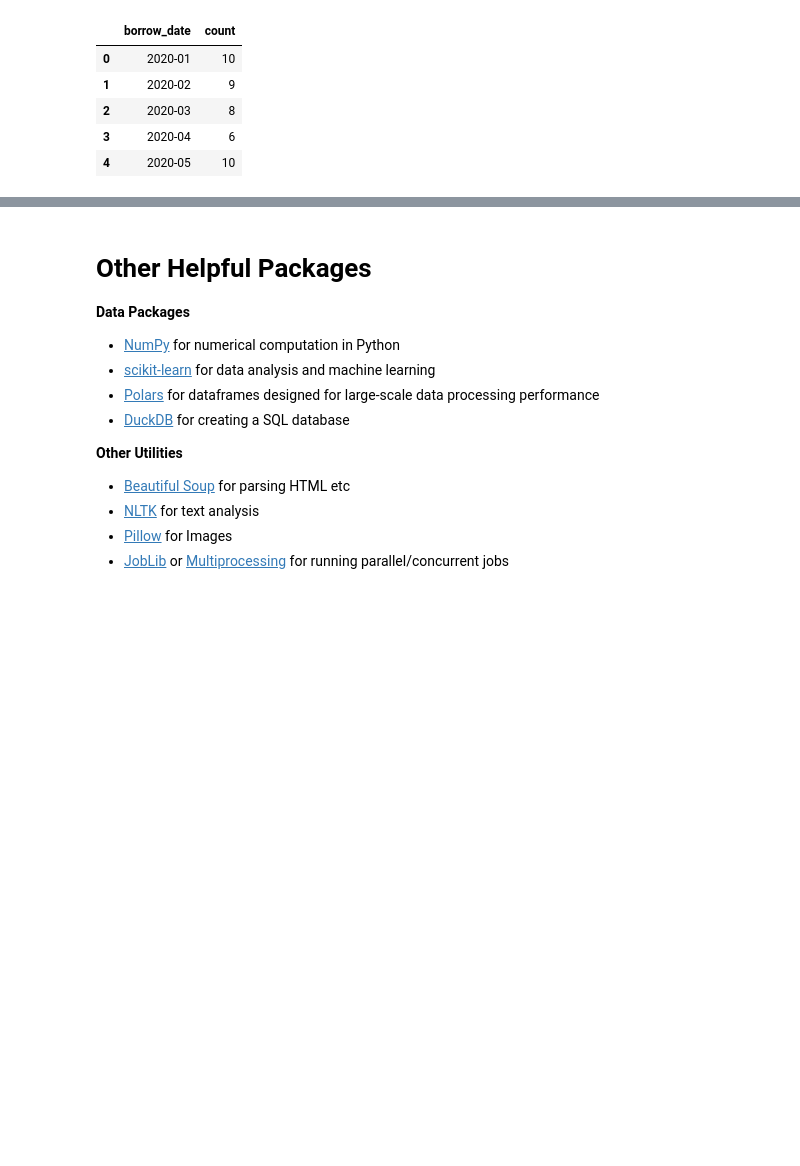
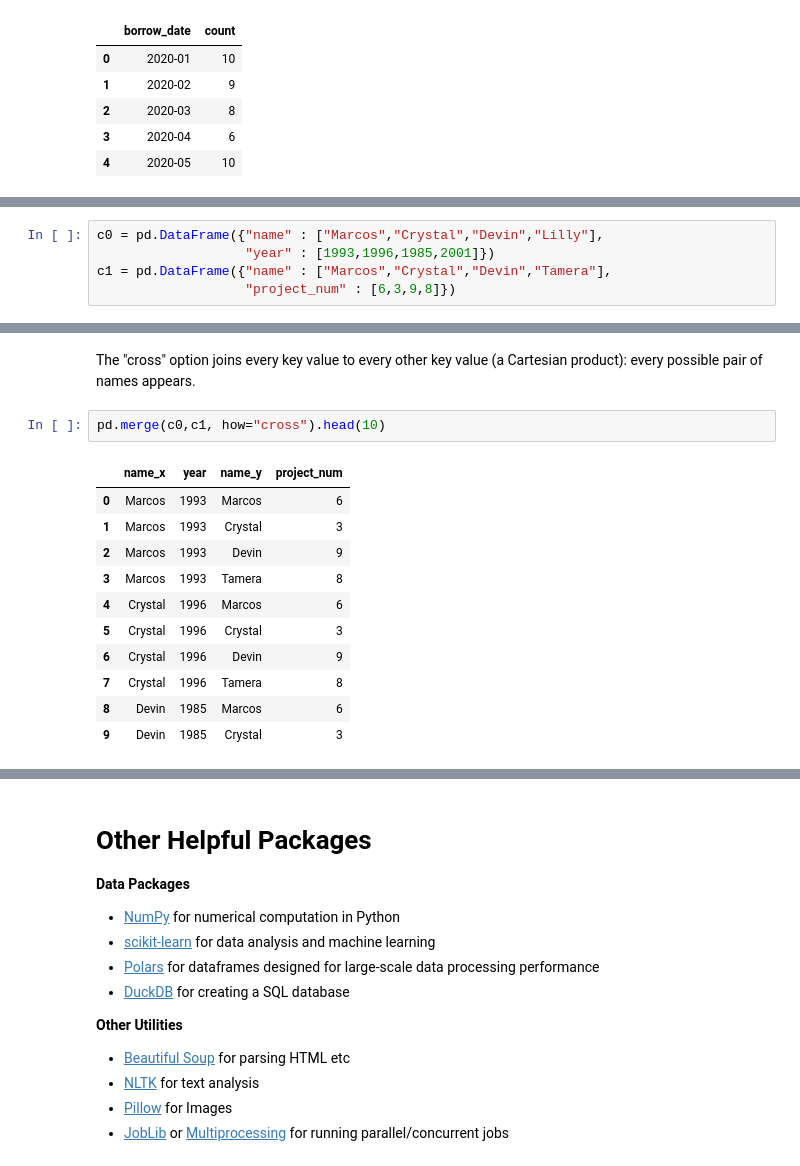
Before and after one commit to UNC-Libraries-data/Python, a Jupyter notebook: Data/Data.ipynb, the cells around one changed output, grey strips where cells are left out. Saved outputs shown, nothing was run; the diff lists cells and outputs as text; blank space fills up the shorter version.

Commit message:
updated notebook with merge/concat section & added countyhealthdata csv

```diff
--- a/Data/Data.ipynb
+++ b/Data/Data.ipynb
@@ -603,0 +698,5 @@ show(p)
+# %%
+c0 = pd.DataFrame({"name" : ["Marcos","Crystal","Devin","Lilly"],
+                   "year" : [1993,1996,1985,2001]})
+c1 = pd.DataFrame({"name" : ["Marcos","Crystal","Devin","Tamera"],
+                   "project_num" : [6,3,9,8]})
@@ -603,0 +735,16 @@ show(p)
+# %% [markdown]
+The "cross" option joins every key value to every other key value (a Cartesian product): every possible pair of names appears.
+# %%
+pd.merge(c0,c1, how="cross").head(10)
+# %% [output]
+|  | name_x | year | name_y | project_num |
+| 0 | Marcos | 1993 | Marcos | 6 |
+| 1 | Marcos | 1993 | Crystal | 3 |
+| 2 | Marcos | 1993 | Devin | 9 |
+| 3 | Marcos | 1993 | Tamera | 8 |
+| 4 | Crystal | 1996 | Marcos | 6 |
+| 5 | Crystal | 1996 | Crystal | 3 |
+| 6 | Crystal | 1996 | Devin | 9 |
+| 7 | Crystal | 1996 | Tamera | 8 |
+| 8 | Devin | 1985 | Marcos | 6 |
+| 9 | Devin | 1985 | Crystal | 3 |
```
Also changed, not shown: parts of 50 cells of this notebook, 2 other files.
